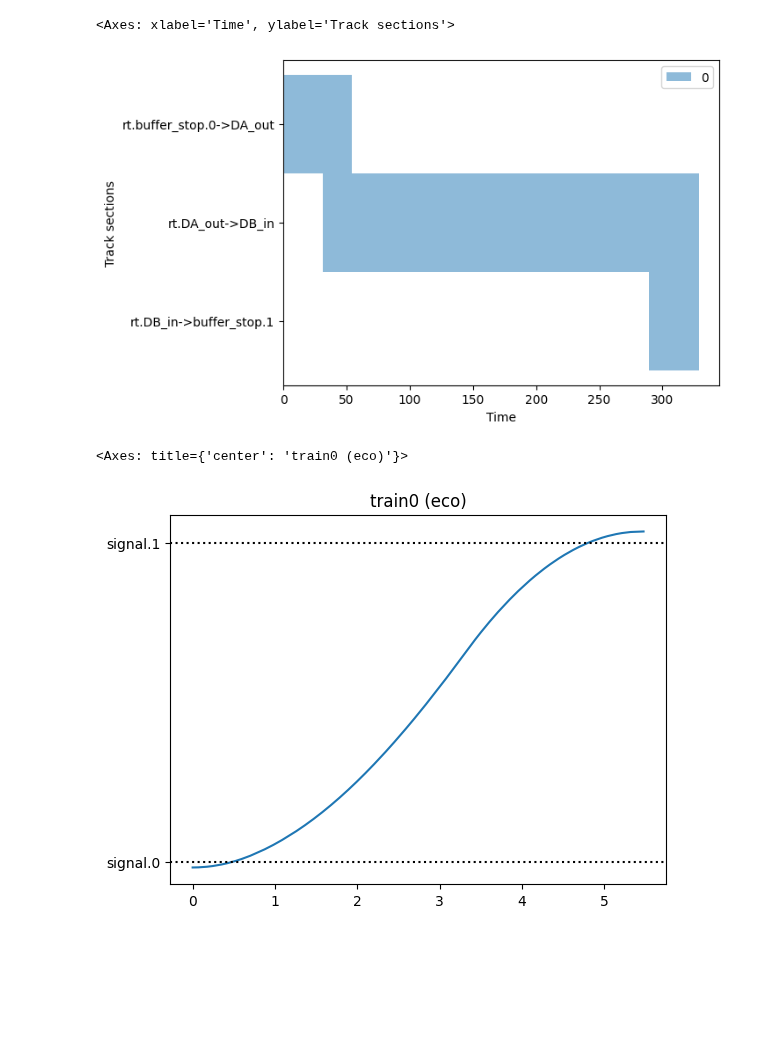
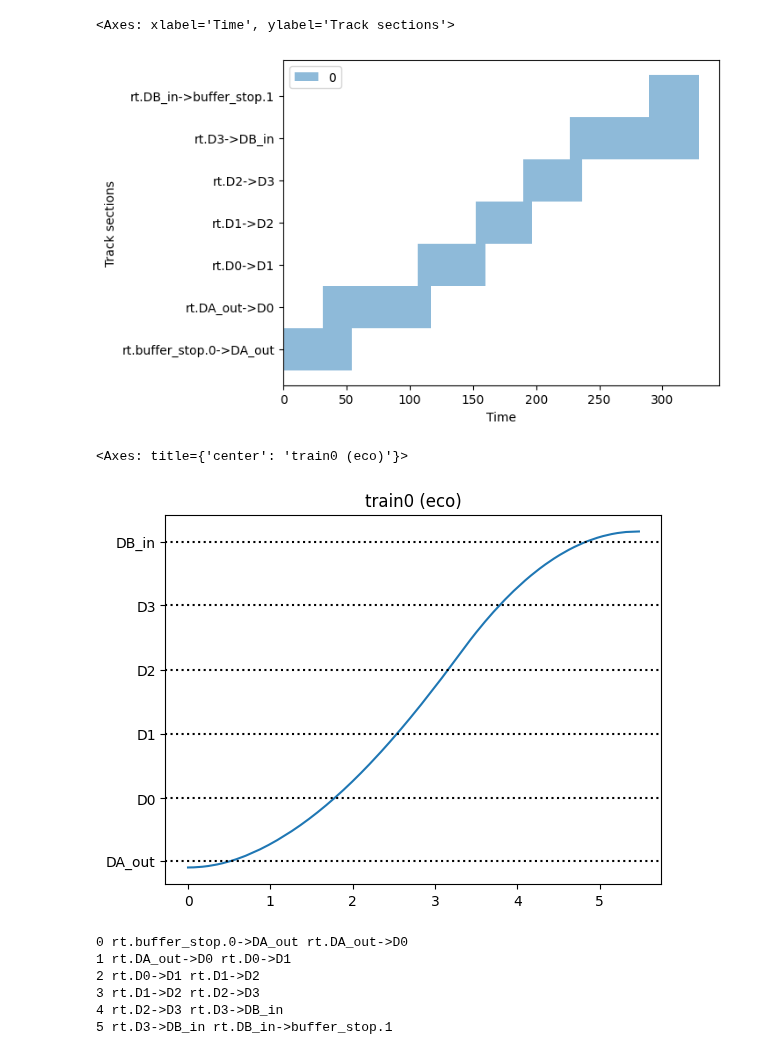
Before and after one commit to y-plus/pyOSRD, a Jupyter notebook: cases/straight_line_cantons/read_results.ipynb, the cells around one changed output. Cells and saved outputs as stored; diff of their text form; code cells hidden in the pictures; blank space fills up the shorter version.

Commit message:
Update case "straight_line"

```diff
--- a/cases/straight_line_cantons/read_results.ipynb
+++ b/cases/straight_line_cantons/read_results.ipynb
@@ -18,11 +25,25 @@ case.route_lengths
  'rt.DB_in->buffer_stop.1': 480.0}
 # %%
-schedule_from_osrd(case).plot()
+s = schedule_from_osrd(case)
+s.plot()
 # %% [output]
 <Axes: xlabel='Time', ylabel='Track sections'>
-[figure, old version]
+[figure, new version]
 # %%
-case.space_time_graph(0, types_to_show=['signal', 'cvg_signal', 'station'])
+case.space_time_graph(0, 'eco', types_to_show=['detector', 'cvg_signal', 'station'])
 # %% [output]
 <Axes: title={'center': 'train0 (eco)'}>
-[figure, old version]
+[figure, new version]
+# %%
+for train, _ in enumerate(case.trains):
+    blocks = s.trajectory(train)
+    for idx, block in enumerate(blocks[:-1]):
+        print(idx, block, blocks[idx+1])
+        s._df.loc[block, (train, 'e')] = s._df.loc[blocks[idx+1], (train, 'e')]
+# %% [output]
+0 rt.buffer_stop.0->DA_out rt.DA_out->D0
+1 rt.DA_out->D0 rt.D0->D1
+2 rt.D0->D1 rt.D1->D2
+3 rt.D1->D2 rt.D2->D3
+4 rt.D2->D3 rt.D3->DB_in
+5 rt.D3->DB_in rt.DB_in->buffer_stop.1
```
Also changed, not shown: parts of 3 cells of this notebook, 4 other files.
